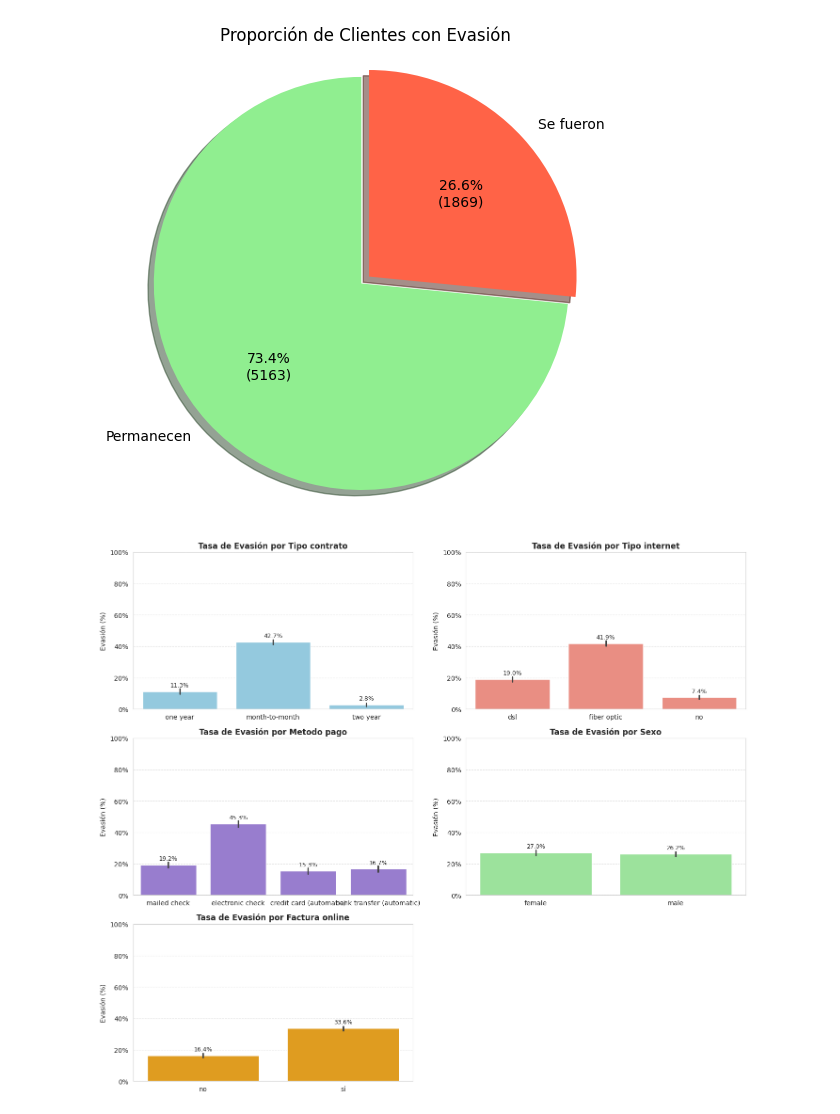
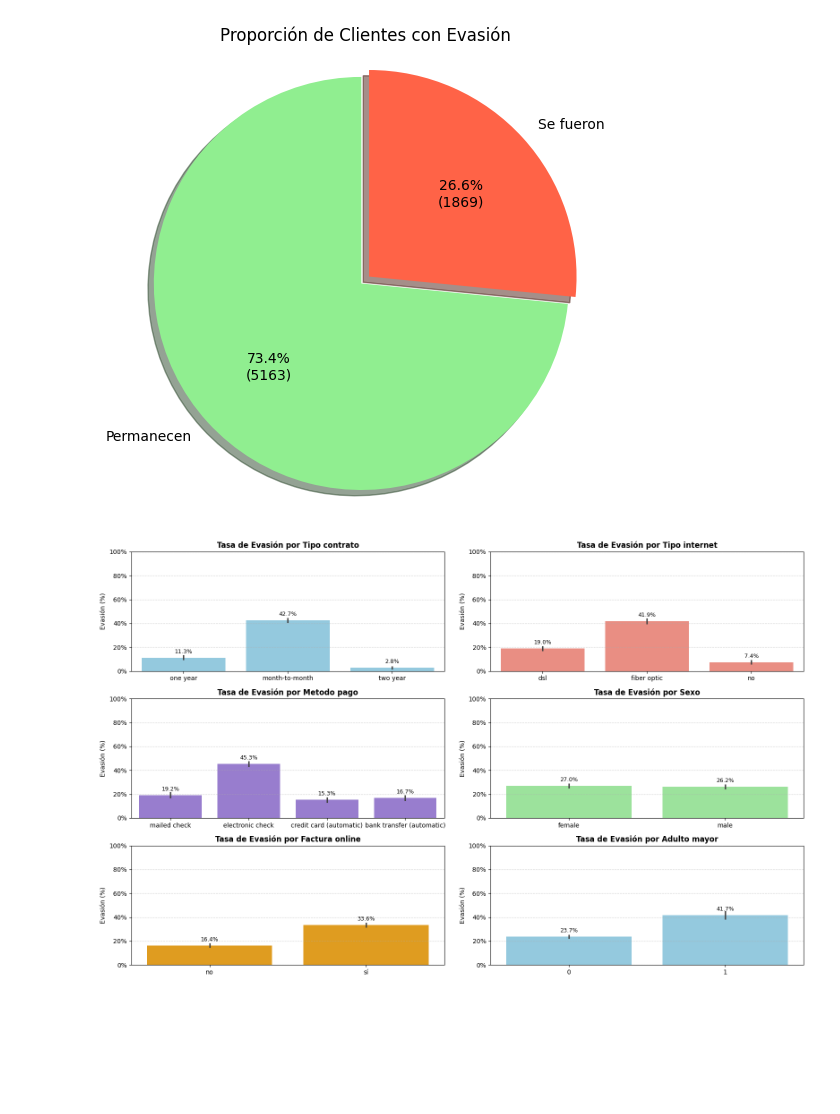
Before and after one commit to PRsant90/Challenge_datos_2, a Jupyter notebook: Challenge_Telecom_X_2.ipynb, the cells around one changed output. Drawn from its saved outputs; the diff is of its cells as text; code cells hidden in the pictures; blank space fills up the shorter version.

```diff
--- a/Challenge_Telecom_X_2.ipynb
+++ b/Challenge_Telecom_X_2.ipynb
@@ -552,11 +552,11 @@ plt.show()
 
 from matplotlib.ticker import PercentFormatter
 
-categorias = ['tipo_contrato', 'tipo_internet', 'metodo_pago', 'sexo', 'factura_online']
+categorias = ['tipo_contrato', 'tipo_internet', 'metodo_pago', 'sexo', 'factura_online','adulto_mayor']
 n = len(categorias)
 colores = ['skyblue', 'salmon', 'mediumpurple', 'lightgreen', 'orange']
 
-fig, axes = plt.subplots(nrows=(n+1)//2, ncols=2, figsize=(14, 12))
+fig, axes = plt.subplots(nrows=(n+1)//2, ncols=2, figsize=(16, 10))
 axes = axes.flatten()
 
 for i, col in enumerate(categorias):
@@ -566,31 +566,31 @@ for i, col in enumerate(categorias):
 
     ax.set_title(f'Tasa de Evasión por {col.replace("_", " ").capitalize()}', fontsize=12, weight='bold')
     ax.set_xlabel('')
     ax.set_ylabel('Evasión (%)')
     ax.set_ylim(0, 1)
     ax.yaxis.set_major_formatter(PercentFormatter(1.0))
     ax.grid(axis='y', linestyle='--', alpha=0.5)
 
 
     if col == 'sexo':
         ax.set_xticklabels(['female', 'male'])
     elif col == 'factura_online':
         ax.set_xticklabels(['no', 'sí'])
 
     # Etiquetas arriba de las barras
     for bar in ax.patches:
         height = bar.get_height()
         ax.annotate(f'{height*100:.1f}%',
                     xy=(bar.get_x() + bar.get_width() / 2, height),
                     xytext=(0, 5),
                     textcoords='offset points',
                     ha='center', va='bottom', fontsize=9)
 
 
 for j in range(i+1, len(axes)):
     fig.delaxes(axes[j])
 
 plt.tight_layout()
 plt.show()
 # %% [output]
-[figure, old version]
+[figure, new version]
```
Also changed, not shown: parts of 11 cells of this notebook.
